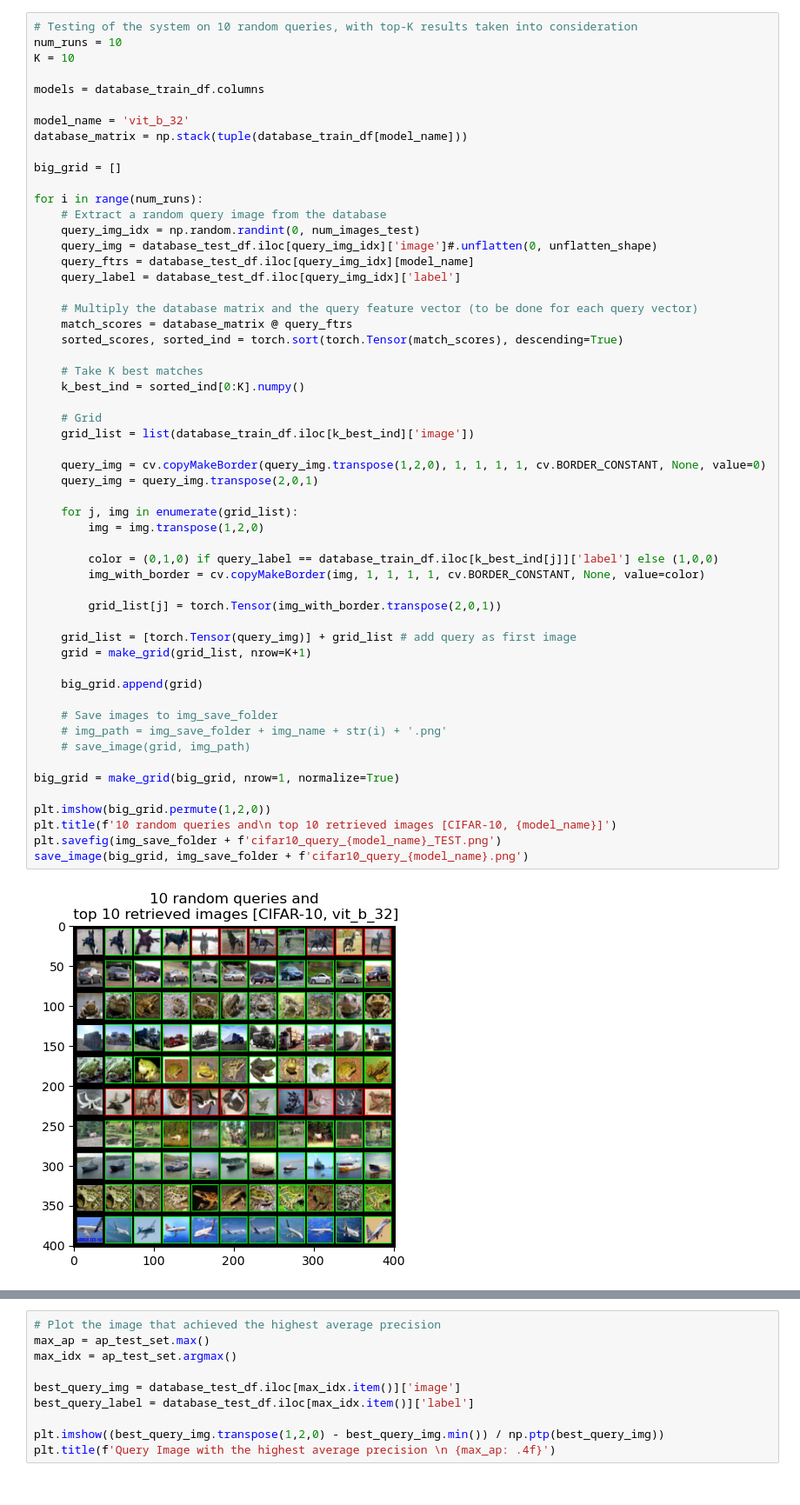
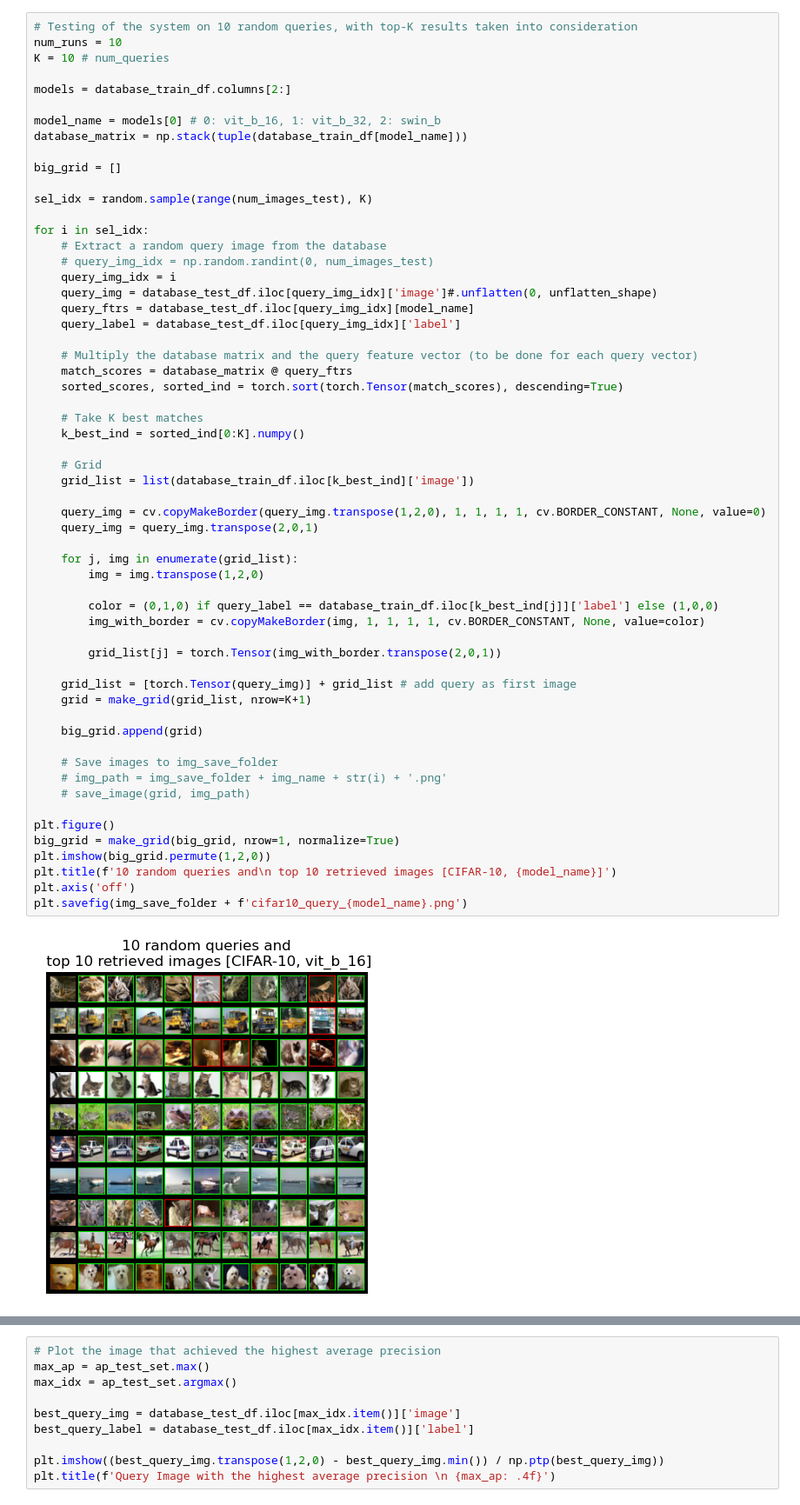
Before and after one commit to danilodjor/image-retrieval-using-transformers, a Jupyter notebook: query_test_cifar10.ipynb, the cells around one changed output, grey strips where cells are left out. Shown: that part at 87% size. Saved outputs shown, nothing was run; the diff lists cells and outputs as text.

```diff
--- a/query_test_cifar10.ipynb
+++ b/query_test_cifar10.ipynb
@@ -57,18 +78,21 @@ num_images_test = len(database_test_df)
 # %%
 # Testing of the system on 10 random queries, with top-K results taken into consideration
 num_runs = 10
-K = 10
+K = 10 # num_queries
 
-models = database_train_df.columns
+models = database_train_df.columns[2:]
 
-model_name = 'vit_b_32'
+model_name = models[0] # 0: vit_b_16, 1: vit_b_32, 2: swin_b
 database_matrix = np.stack(tuple(database_train_df[model_name]))
 
 big_grid = []
 
-for i in range(num_runs):
+sel_idx = random.sample(range(num_images_test), K)
+
+for i in sel_idx:
     # Extract a random query image from the database
-    query_img_idx = np.random.randint(0, num_images_test)
+    # query_img_idx = np.random.randint(0, num_images_test)
+    query_img_idx = i
     query_img = database_test_df.iloc[query_img_idx]['image']#.unflatten(0, unflatten_shape)
     query_ftrs = database_test_df.iloc[query_img_idx][model_name]
     query_label = database_test_df.iloc[query_img_idx]['label']
@@ -80,34 +104,34 @@ for i in range(num_runs):
     # Take K best matches
     k_best_ind = sorted_ind[0:K].numpy()
 
     # Grid
     grid_list = list(database_train_df.iloc[k_best_ind]['image'])
 
     query_img = cv.copyMakeBorder(query_img.transpose(1,2,0), 1, 1, 1, 1, cv.BORDER_CONSTANT, None, value=0)
     query_img = query_img.transpose(2,0,1)
 
     for j, img in enumerate(grid_list):
         img = img.transpose(1,2,0)
 
         color = (0,1,0) if query_label == database_train_df.iloc[k_best_ind[j]]['label'] else (1,0,0)
         img_with_border = cv.copyMakeBorder(img, 1, 1, 1, 1, cv.BORDER_CONSTANT, None, value=color)
 
         grid_list[j] = torch.Tensor(img_with_border.transpose(2,0,1))
 
     grid_list = [torch.Tensor(query_img)] + grid_list # add query as first image
     grid = make_grid(grid_list, nrow=K+1)
 
     big_grid.append(grid)
 
     # Save images to img_save_folder
     # img_path = img_save_folder + img_name + str(i) + '.png'
     # save_image(grid, img_path)
 
+plt.figure()
 big_grid = make_grid(big_grid, nrow=1, normalize=True)
-
 plt.imshow(big_grid.permute(1,2,0))
 plt.title(f'10 random queries and\n top 10 retrieved images [CIFAR-10, {model_name}]')
-plt.savefig(img_save_folder + f'cifar10_query_{model_name}_TEST.png')
-save_image(big_grid, img_save_folder + f'cifar10_query_{model_name}.png')
+plt.axis('off')
+plt.savefig(img_save_folder + f'cifar10_query_{model_name}.png')
 # %% [output]
-[figure, old version]
+[figure, new version]
```
Also changed, not shown: parts of 8 cells of this notebook, 3 other files.
